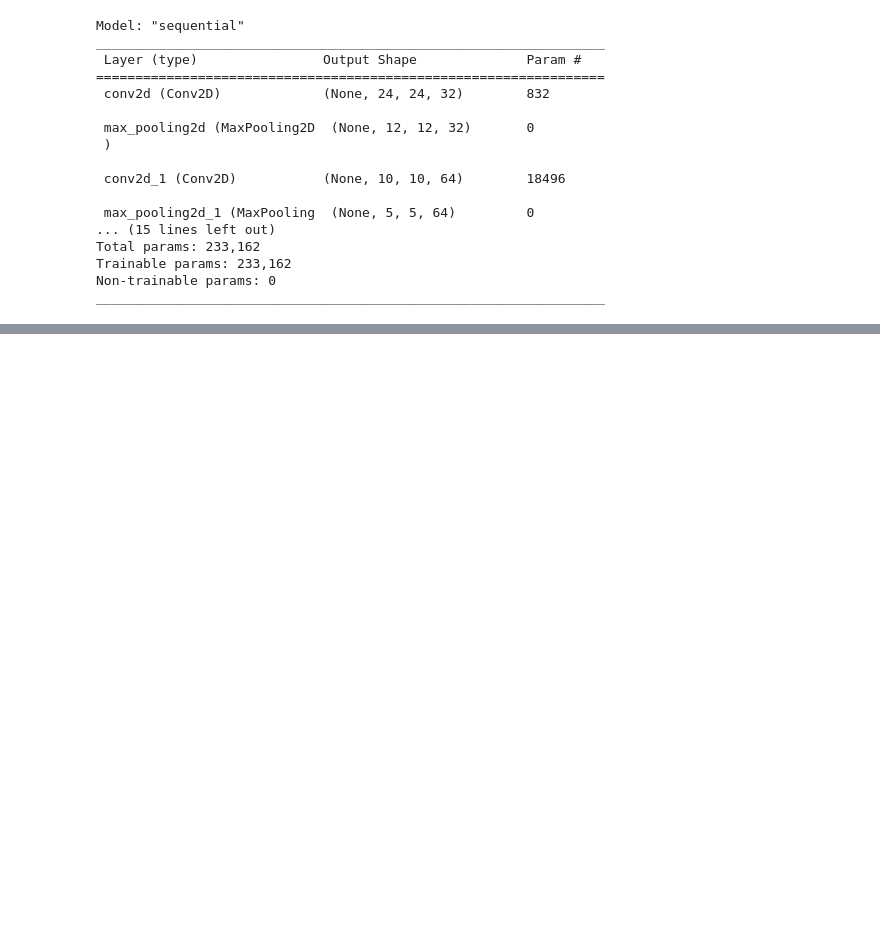
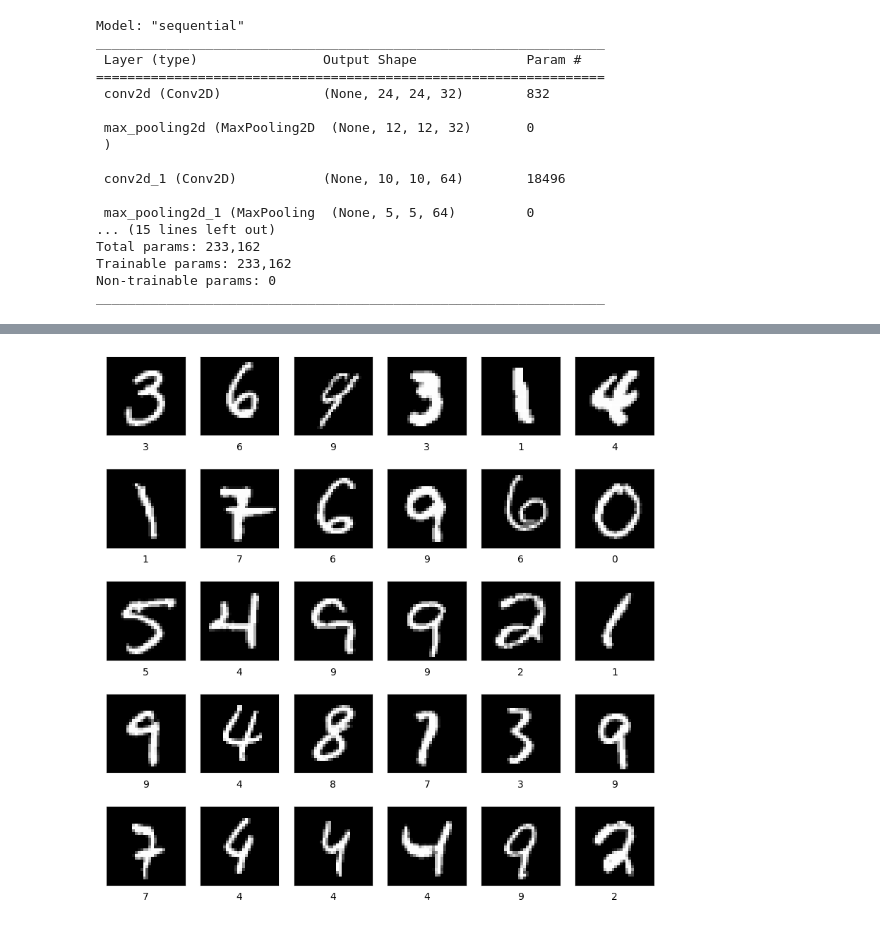
Before and after one commit to NEECIST/Machine-Learning-Workshop, a Jupyter notebook: digits.ipynb, the cells around one changed output, grey strips where cells are left out. Cells and saved outputs as stored; diff of their text form; code cells hidden in the pictures; blank space fills up the shorter version.

```diff
--- a/digits.ipynb
+++ b/digits.ipynb
@@ -152,0 +167,6 @@ Test accuracy: 0.992900013923645
+# %%
+predictions = model.predict(x_test)
+predictions = np.argmax(predictions, axis=1)
+
+showImages(x_test, predictions, 90)
+# %% [output]
@@ -152,0 +174 @@ Test accuracy: 0.992900013923645
+[figure, added]
```
Also changed, not shown: parts of 15 cells of this notebook, 2 other files.
